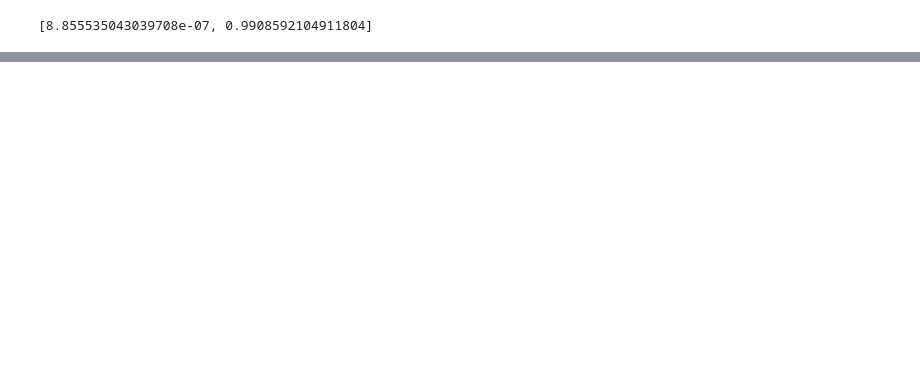
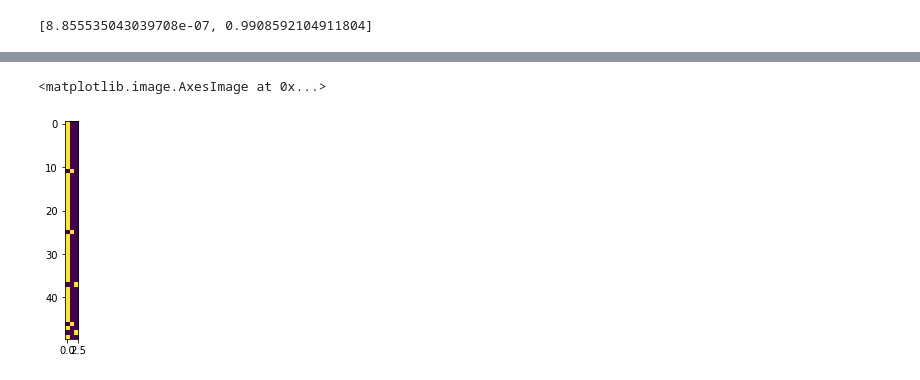
Before and after one commit to aviralsomani/driv-face-classifier, a Jupyter notebook: AviralSomani_FinalProject.ipynb, the cells around one changed output, grey strips where cells are left out. Cells and saved outputs as stored; diff of their text form; code cells hidden in the pictures; blank space fills up the shorter version.

```diff
--- a/AviralSomani_FinalProject.ipynb
+++ b/AviralSomani_FinalProject.ipynb
@@ -537,0 +549,5 @@ model3.evaluate_generator(test_gen)
+# %%
+plt.imshow(y)
+# %% [output]
+<matplotlib.image.AxesImage at 0x...>
+[figure, added]
```
Also changed, not shown: parts of 5 cells of this notebook.
